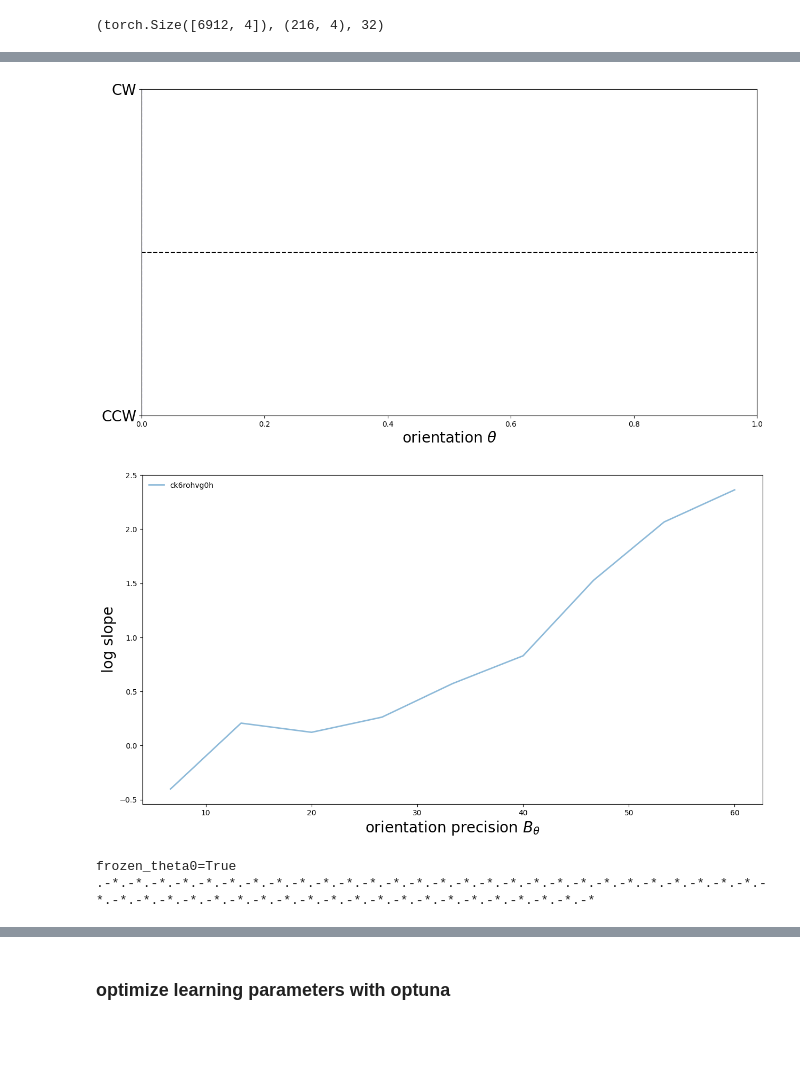
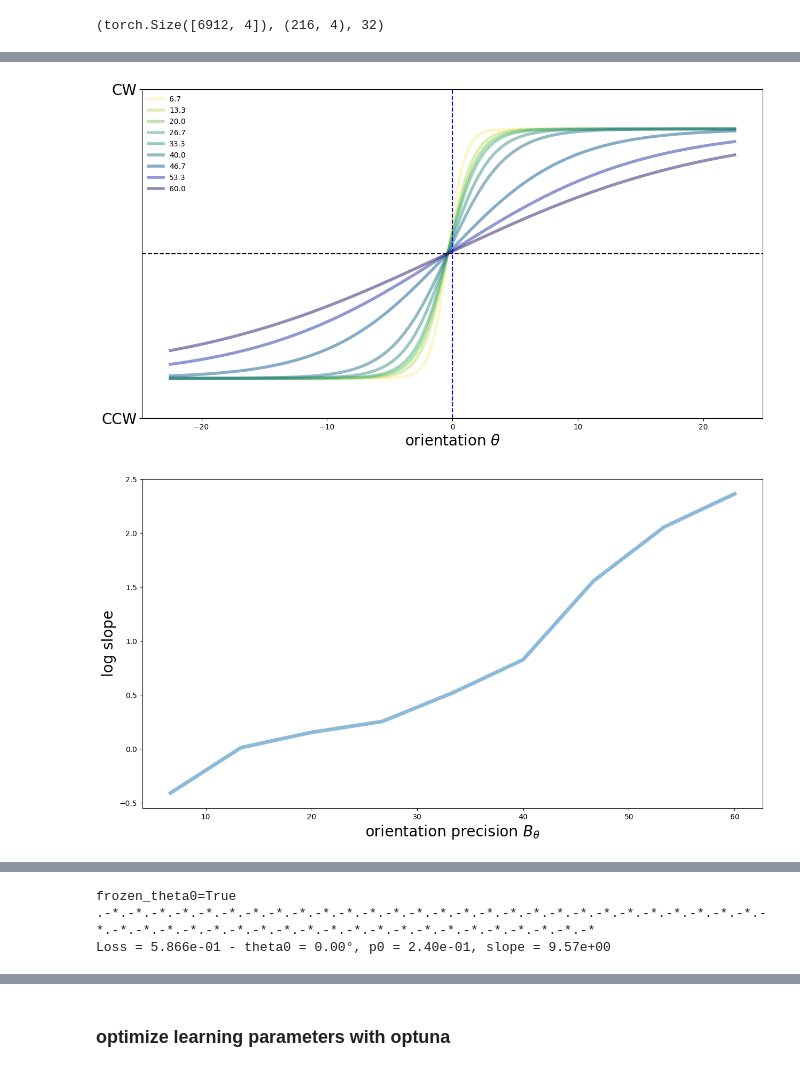
Before and after one commit to laurentperrinet/OEiL_OrientationPrecision, a Jupyter notebook: experiment1_fit-i_B_theta-sessions.ipynb, the cells around one changed output, grey strips where cells are left out. Drawn from its saved outputs; the diff is of its cells as text; code cells hidden in the pictures; blank space fills up the shorter version.

```diff
--- a/experiment1_fit-i_B_theta-sessions.ipynb
+++ b/experiment1_fit-i_B_theta-sessions.ipynb
@@ -48,6 +48,8 @@ all_responses.shape, response_.shape, len(responses)
 # %% [output]
 (torch.Size([6912, 4]), (216, 4), 32)
 # %%
+# Best params: {'batch_size': 25, 'optimizer': 'adamw', 'etab1': 0.026112041005658483, 'etab2': 1.636899979137844e-05, 'learning_rate': 0.005097928784245699, 'amsgrad': False, 'logit0': -1.9248440675525251, 'log_wt': 1.349785497622056}
+# Best value: 0.543 at 2025-03-19 08:48:22
 
 num_epochs = 2 ** 9 + 1
 optimizer = 'adam'
@@ -55,9 +57,9 @@ learning_rate = 0.01
 etab1, etab2 = 0.02, 1e-5
 weight_decay = 0.001
 batch_size = 24
-amsgrad = True
-logit0 = -.1
-log_wt = -.5
+amsgrad = False
+logit0 = -2.
+log_wt = 1.5
 theta0 = 0.
 frozen_theta0 = True
 # %%
@@ -67,8 +69,8 @@ class LogisticRegressionModel(torch.nn.Module):
         # self.theta0 = torch.nn.Parameter(theta0 * torch.ones(1))
         self.theta0 = torch.nn.Parameter(torch.tensor(theta0))
         if frozen_theta0: self.theta0.requires_grad = False
-        self.logit0 = torch.nn.Parameter(torch.tensor(logit0 * torch.ones(len(responses))))
-        self.log_wt = torch.nn.Parameter(torch.tensor(log_wt * torch.ones(len(B_thetas))))
+        self.logit0 = torch.nn.Parameter(logit0 * torch.ones(len(responses)).clone().detach())
+        self.log_wt = torch.nn.Parameter(log_wt * torch.ones(len(B_thetas)).clone().detach())
 
     def forward(self, theta, i_B_theta, i_session):
         p0 = self.logit0[i_session].sigmoid()
@@ -130,12 +132,16 @@ def fit_data(
     loss = criterion(outputs, all_responses[:, 3][:, None]).item()
     # loss = - logistic_model.evidence(outputs, labels).item()
     return logistic_model, loss / total_loss
+# %%
+# for the plot
+x_values = np.linspace(-theta_max, theta_max, 100)[:, None]
+# Create a colormap
+# cmap = plt.get_cmap('viridis')
+import cmocean
+# cmap = cmocean.cm.phase
+cmap = cmocean.cm.haline_r
+norm = plt.Normalize(vmin=0, vmax=len(B_thetas) - 1)
 # %%
-# for the plot
-x_values = np.linspace(-theta_max, theta_max, 100)[:, None]
-# Create a colormap
-cmap = plt.get_cmap('viridis')
-norm = plt.Normalize(vmin=0, vmax=len(B_thetas) - 1)
 
 for frozen_theta0 in [False, True]:
 
@@ -149,10 +155,12 @@ for frozen_theta0 in [False, True]:
     logistic_model, loss = fit_data(all_responses, frozen_theta0=frozen_theta0, verbose=False)
     print(f"Loss = {loss:.3e} - theta0 = {logistic_model.theta0.item():.2f}°, p0 = {torch.sigmoid(logistic_model.logit0[0]).item():.2e}, slope = {torch.exp(logistic_model.log_wt[-1]).item():.2e}")
 
-    for i_B_theta in range(len(B_thetas)):
-        y_values = logistic_model(torch.Tensor(x_values), (i_B_theta*torch.ones_like(torch.Tensor(x_values)).long(), (torch.zeros_like(torch.Tensor(x_values)).long())).detach().numpy()
-        ax.plot(x_values, y_values, color=cmap(norm(i_B_theta)), alpha=0.5, lw=2, label=f'{i_B_theta}' if session==list(responses.keys())[0] else None)
-    ax2.plot(B_thetas, logistic_model.log_wt.detach().numpy(), alpha=0.5, lw=2, label=session)
+    for i_B_theta, B_theta in enumerate(B_thetas):
+        y_values = logistic_model(torch.Tensor(x_values),
+                                  i_B_theta*torch.ones_like(torch.Tensor(x_values)).long(),
+                                  torch.zeros_like(torch.Tensor(x_values)).long()).detach().numpy()
+        ax.plot(x_values, y_values, color=cmap(norm(i_B_theta)), alpha=0.5, lw=4, label=f'{B_theta:.1f}')
+    ax2.plot(B_thetas, logistic_model.log_wt.detach().numpy(), alpha=0.5, lw=5)
     # print(logistic_model.log_wt.detach().numpy())
 
     ax.set_xlabel(r"orientation $\theta$", fontsize=20)
@@ -167,7 +175,6 @@ for frozen_theta0 in [False, True]:
     ax2.set_ylabel(r"log slope", fontsize=20)
     ax2.legend(fontsize=10, frameon=False, scatterpoints=6);
 
-
     plt.show();
 # %% [output]
 frozen_theta0=False
@@ -176,4 +183,2 @@ Loss = 5.845e-01 - theta0 = -0.32°, p0 = 2.46e-01, slope = 1.06e+01
-[figure, old version]
+[figure, new version]
-[figure, old version]
+[figure, new version]
-frozen_theta0=True
-.-*.-*.-*.-*.-*.-*.-*.-*.-*.-*.-*.-*.-*.-*.-*.-*.-*.-*.-*.-*.-*.-*.-*.-*.-*.-*.-*.-*.-*.-*.-*.-*.-*.-*.-*.-*.-*.-*.-*.-*.-*.-*.-*.-*.-*.-*.-*.-*.-*.-*
@@ -180,0 +185,3 @@ Loss = 5.829e-01 - theta0 = 0.00°, p0 = 2.36e-01, slope = 1.10e+01
+frozen_theta0=True
+.-*.-*.-*.-*.-*.-*.-*.-*.-*.-*.-*.-*.-*.-*.-*.-*.-*.-*.-*.-*.-*.-*.-*.-*.-*.-*.-*.-*.-*.-*.-*.-*.-*.-*.-*.-*.-*.-*.-*.-*.-*.-*.-*.-*.-*.-*.-*.-*.-*.-*
+Loss = 5.866e-01 - theta0 = 0.00°, p0 = 2.40e-01, slope = 9.57e+00
```
Also changed, not shown: parts of 5 cells of this notebook.
